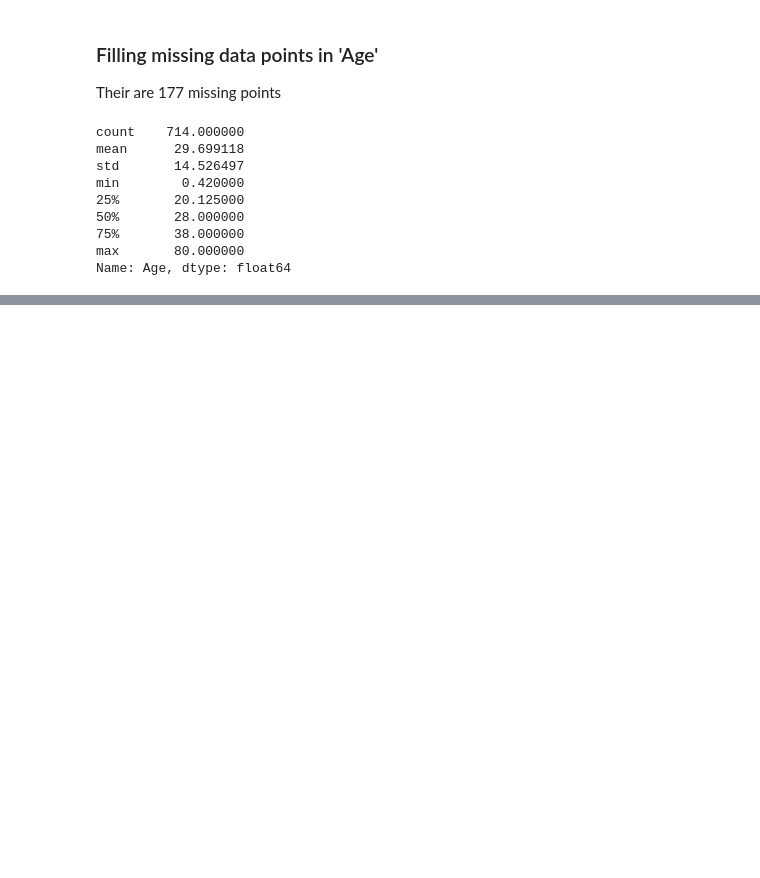
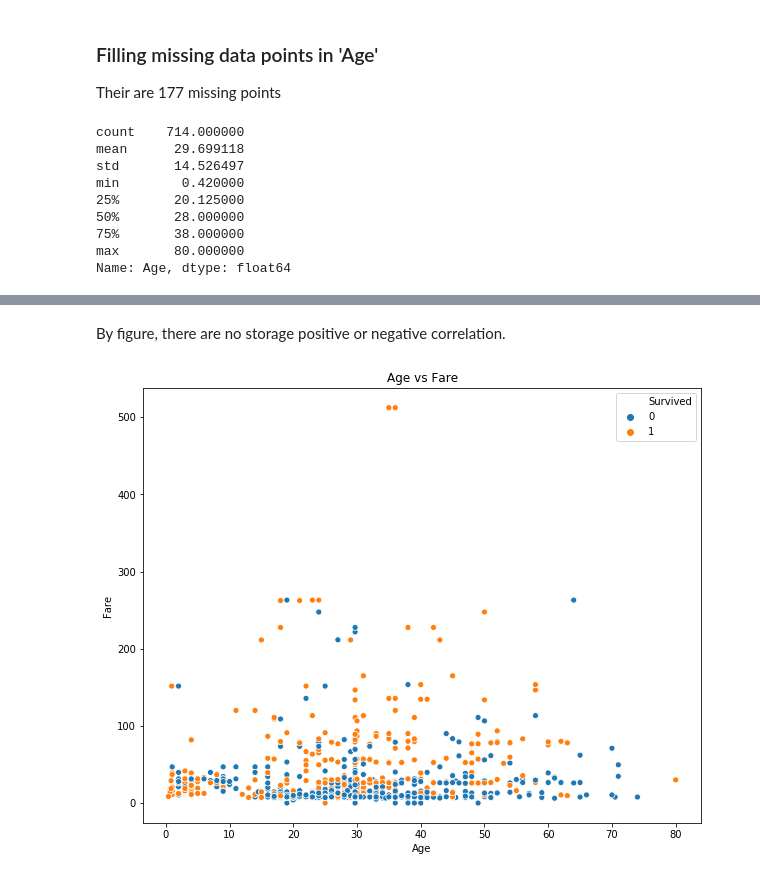
Before and after one commit to akshit4/Titanic, a Jupyter notebook: Titanic Data Set.ipynb, the cells around one changed output, grey strips where cells are left out. Drawn from its saved outputs; the diff is of its cells as text; code cells hidden in the pictures; blank space fills up the shorter version.

```diff
--- a/Titanic Data Set.ipynb
+++ b/Titanic Data Set.ipynb
@@ -127,0 +171,8 @@ Name: Age, dtype: float64
+# %% [markdown]
+By figure, there are no storage positive or negative correlation.
+# %%
+fig, ax = plt.subplots(figsize=(10,8))
+sns.scatterplot(x=data['Age'], y=data['Fare'], hue=data['Survived']).set(title = 'Age vs Fare')
+plt.show()
+# %% [output]
+[figure, added]
```
Also changed, not shown: parts of 15 cells of this notebook.
